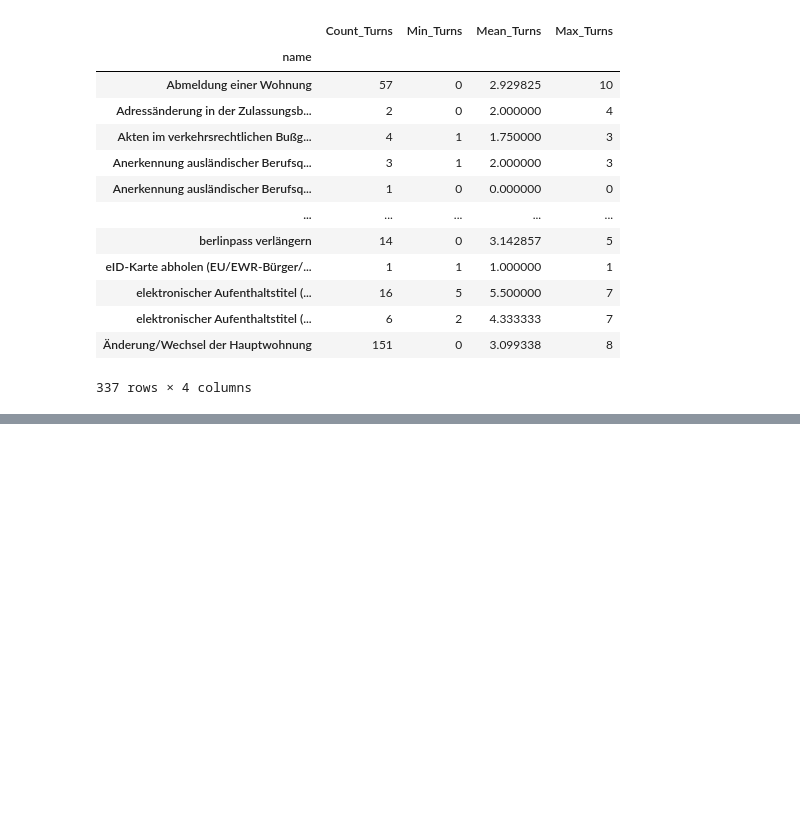
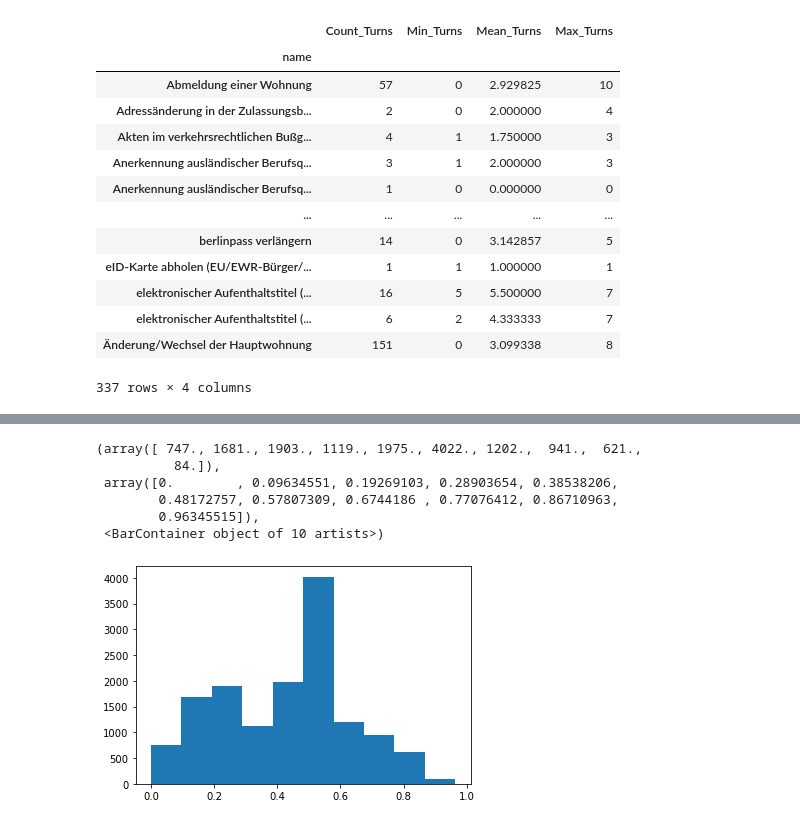
Before and after one commit to moritzwassmer/PJDS_chatbot, a Jupyter notebook: CodingDirectory/Clustering/Modules/test_log_analyzis_bigdata.ipynb, the cells around one changed output, grey strips where cells are left out. Drawn from its saved outputs; the diff is of its cells as text; code cells hidden in the pictures; blank space fills up the shorter version.

```diff
--- a/CodingDirectory/Clustering/Modules/test_log_analyzis_bigdata.ipynb
+++ b/CodingDirectory/Clustering/Modules/test_log_analyzis_bigdata.ipynb
@@ -187,0 +223,10 @@ services
+# %%
+plt.hist(delta_clus["nResult_reduction"])
+# %% [output]
+(array([ 747., 1681., 1903., 1119., 1975., 4022., 1202.,  941.,  621.,
+          84.]),
+ array([0.        , 0.09634551, 0.19269103, 0.28903654, 0.38538206,
+        0.48172757, 0.57807309, 0.6744186 , 0.77076412, 0.86710963,
+        0.96345515]),
+ <BarContainer object of 10 artists>)
+[figure, added]
```
Also changed, not shown: parts of 11 cells of this notebook, 3 other files.
